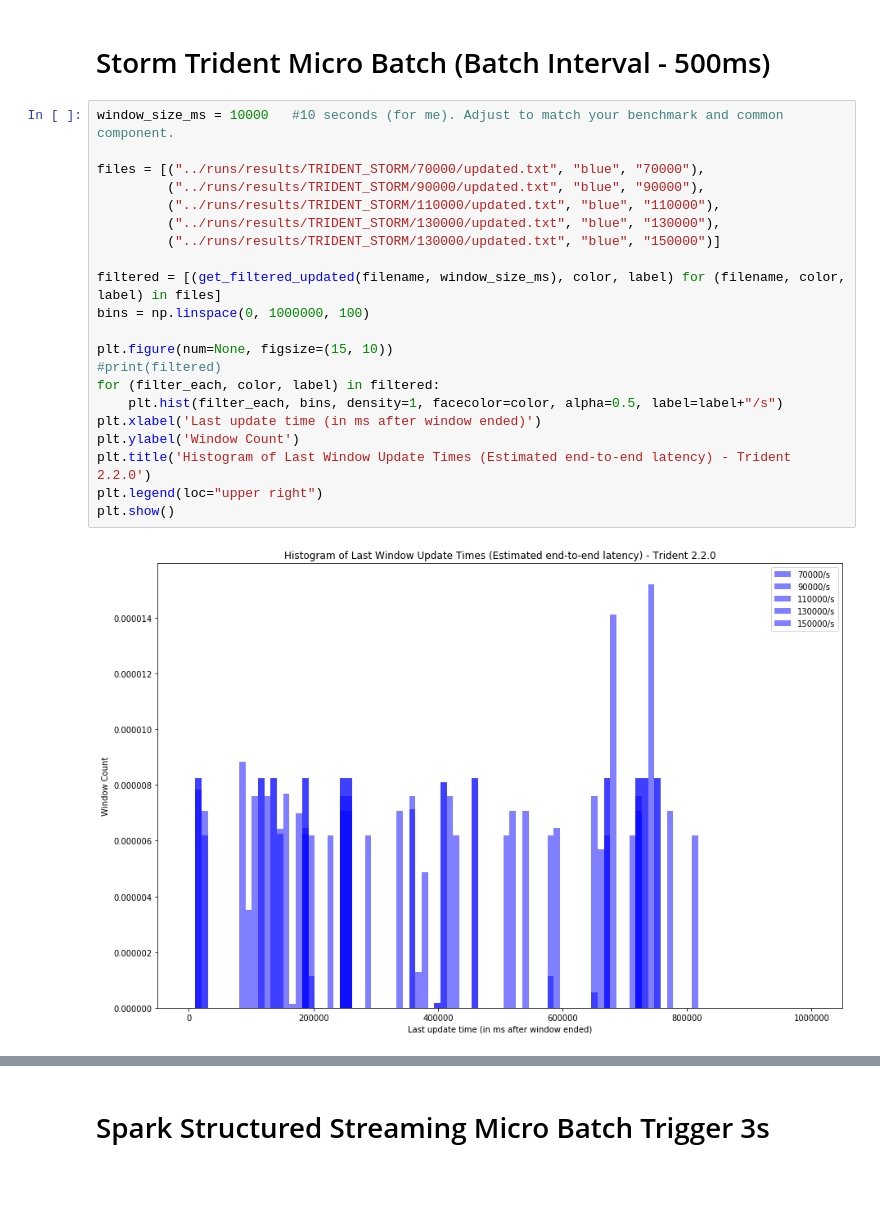
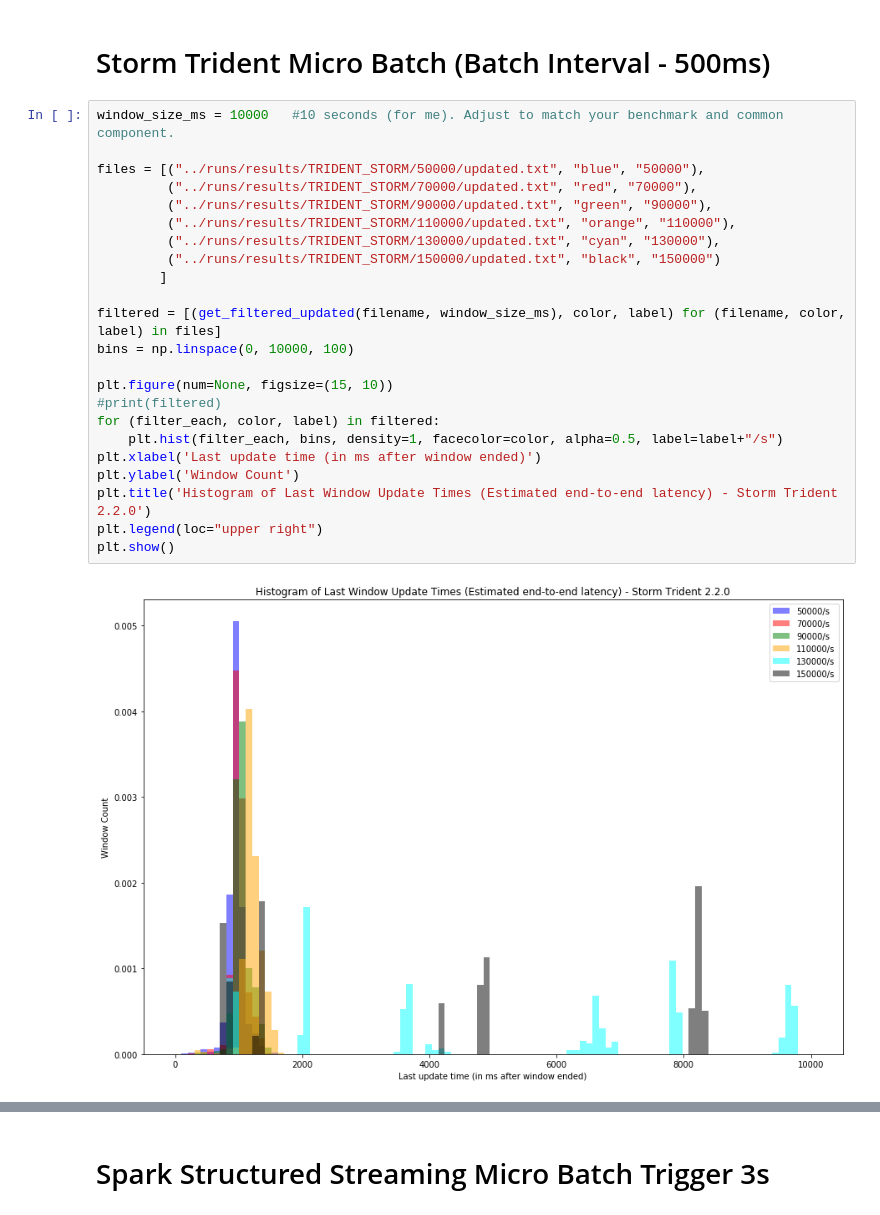
Before and after one commit to yahoo/streaming-benchmarks, a Jupyter notebook: pynotebooks/Benchmark_combined.ipynb, the cells around one changed output, grey strips where cells are left out. Saved outputs shown, nothing was run; the diff lists cells and outputs as text; blank space fills up the shorter version.

Commit message:
trident benchmarks

```diff
--- a/pynotebooks/Benchmark_combined.ipynb
+++ b/pynotebooks/Benchmark_combined.ipynb
@@ -1283,26 +1284,28 @@ print("Percentiles: ", p)
 # %%
 window_size_ms = 10000   #10 seconds (for me). Adjust to match your benchmark and common component.
 
-files = [("../runs/results/TRIDENT_STORM/70000/updated.txt", "blue", "70000"),
-         ("../runs/results/TRIDENT_STORM/90000/updated.txt", "blue", "90000"),
-         ("../runs/results/TRIDENT_STORM/110000/updated.txt", "blue", "110000"),
-         ("../runs/results/TRIDENT_STORM/130000/updated.txt", "blue", "130000"),
-         ("../runs/results/TRIDENT_STORM/130000/updated.txt", "blue", "150000")]
+files = [("../runs/results/TRIDENT_STORM/50000/updated.txt", "blue", "50000"),
+         ("../runs/results/TRIDENT_STORM/70000/updated.txt", "red", "70000"),
+         ("../runs/results/TRIDENT_STORM/90000/updated.txt", "green", "90000"),
+         ("../runs/results/TRIDENT_STORM/110000/updated.txt", "orange", "110000"),
+         ("../runs/results/TRIDENT_STORM/130000/updated.txt", "cyan", "130000"),
+         ("../runs/results/TRIDENT_STORM/150000/updated.txt", "black", "150000")
+        ]
 
 filtered = [(get_filtered_updated(filename, window_size_ms), color, label) for (filename, color, label) in files]
-bins = np.linspace(0, 1000000, 100)
+bins = np.linspace(0, 10000, 100)
 
 plt.figure(num=None, figsize=(15, 10))
 #print(filtered)
 for (filter_each, color, label) in filtered:
     plt.hist(filter_each, bins, density=1, facecolor=color, alpha=0.5, label=label+"/s")
 plt.xlabel('Last update time (in ms after window ended)')
 plt.ylabel('Window Count')
-plt.title('Histogram of Last Window Update Times (Estimated end-to-end latency) - Trident 2.2.0')
+plt.title('Histogram of Last Window Update Times (Estimated end-to-end latency) - Storm Trident 2.2.0')
 plt.legend(loc="upper right")
 plt.show()
 # %% [output]
-[figure, old version]
+[figure, new version]
 # %%
 def draw_line(points, percentiles, label):
     plt.plot(np.linspace(0,100, len(points)), points, label=(label + "/s"))
```
Also changed, not shown: parts of 3 cells of this notebook.
